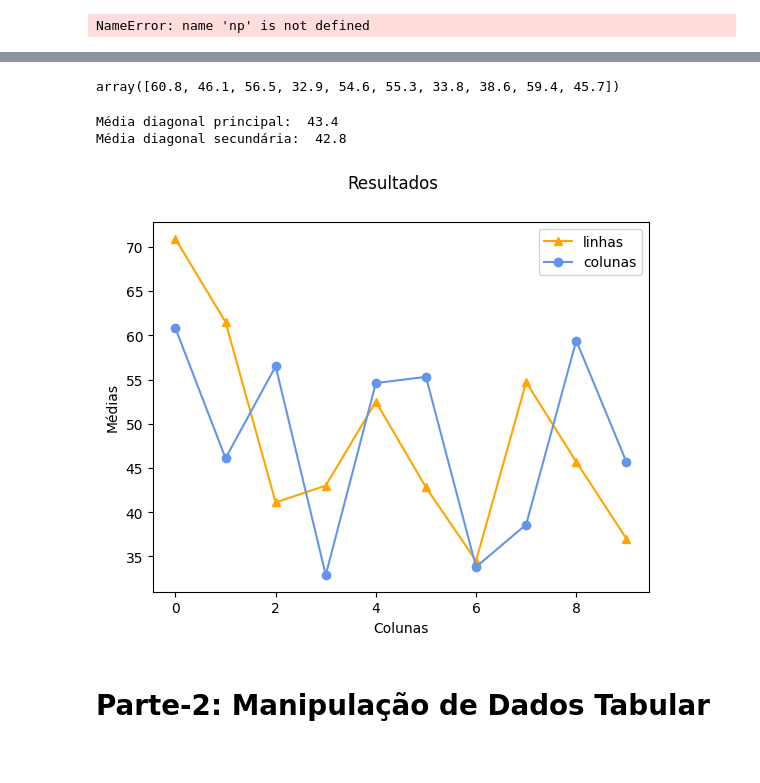
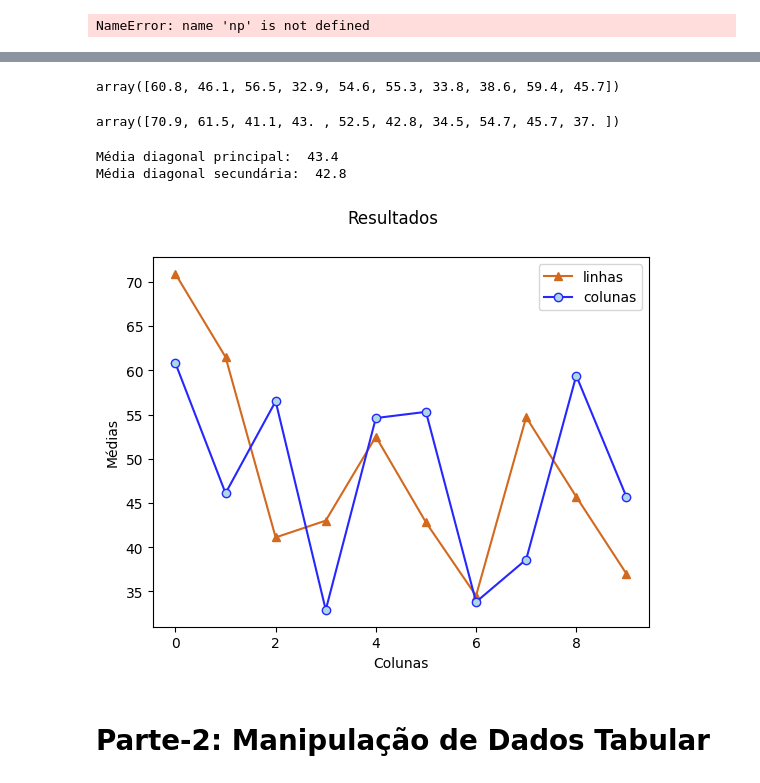
Before and after one commit to MarnieGrenat/Plotting-Graphs-2-Semester, a Jupyter notebook: TI2-Template.ipynb, the cells around one changed output, grey strips where cells are left out. Cells and saved outputs as stored; diff of their text form; code cells hidden in the pictures.

```diff
--- a/TI2-Template.ipynb
+++ b/TI2-Template.ipynb
@@ -187,40 +187,44 @@ a_sec = float(np.sum(sec_diag)/len(sec_diag)) #Média = soma dos elementos divid
 #print('Diagonal Secundária: ', sec_diag)
 
 #média das linhas para plottagem do gráfico
-average_line = np.array(data.mean(axis=0))
+av_line = np.array(data.mean(axis=0))
 
 #média das colunas para plottagem do gráfico
-average_column = np.array((data.mean(axis=1)))
+av_column = np.array((data.mean(axis=1)))
 
 # Checagem dos dados:
+
 #display(data)
-display(average_column)
-#display(average_line)
+display(av_column)
+display(av_line)
 #print('Diagonal Principal: ', prin_diag)
 #print('Diagonal Secundária: ', sec_diag)
 # %% [output]
 array([60.8, 46.1, 56.5, 32.9, 54.6, 55.3, 33.8, 38.6, 59.4, 45.7])
+array([70.9, 61.5, 41.1, 43. , 52.5, 42.8, 34.5, 54.7, 45.7, 37. ])
 # %%
 #Resultado da segunda atividade:
 
 # Apresentação do resultado dos calculos das médias:
 print('Média diagonal principal: ', a_prin)
 print('Média diagonal secundária: ',a_sec)
+print()
 
 # Plottando o gráfico:
+
+plt.plot(av_line, '-^', color='#D2691E', label= 'linhas') # criação de um gráfico de linhas com vértices triangulares cor laranja com label 'linhas'
+plt.plot(av_column,'-o', color='#2527FD', markerfacecolor='#ADD8E6', label= 'colunas') # criação de um gráfico de linhas com vértices circulares cor 'flor azul de milho' com label 'colunas'
 plt.suptitle('Resultados') #Título acima do gráfico
-plt.plot(average_line, '-^', color='orange', label= 'linhas') # criação de um gráfico de linhas com vértices triangulares cor laranja com label 'linhas'
-plt.plot(average_column, '-o', color='cornflowerblue', label= 'colunas') # criação de um gráfico de linhas com vértices circulares cor 'flor azul de milho' com label 'colunas'
 
 plt.xlabel('Colunas')
 plt.ylabel('Médias')
 plt.legend()
-
+#fig.set_facecolor(transparent=True) #transformar o redor do gráfico transparente(?)
 plt.show()
 # %% [output]
 Média diagonal principal:  43.4
 Média diagonal secundária:  42.8
-[figure, old version]
+[figure, new version]
 # %% [markdown]
 # Parte-2: Manipulação de Dados Tabular
 # %% [markdown]
```
Also changed, not shown: parts of 2 cells of this notebook.
